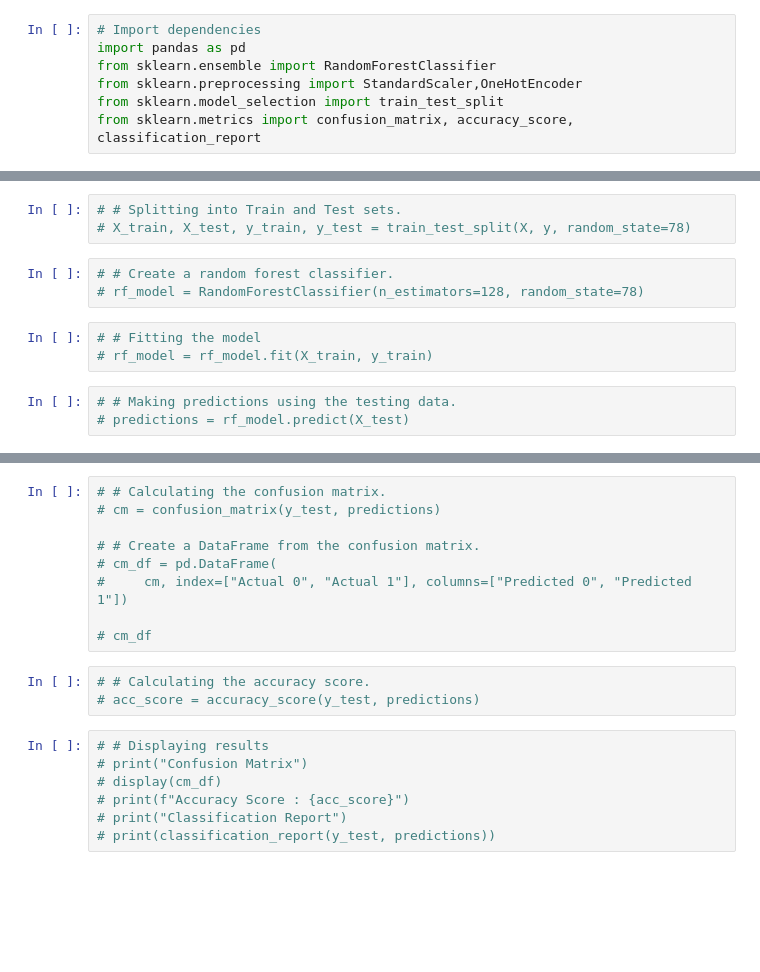
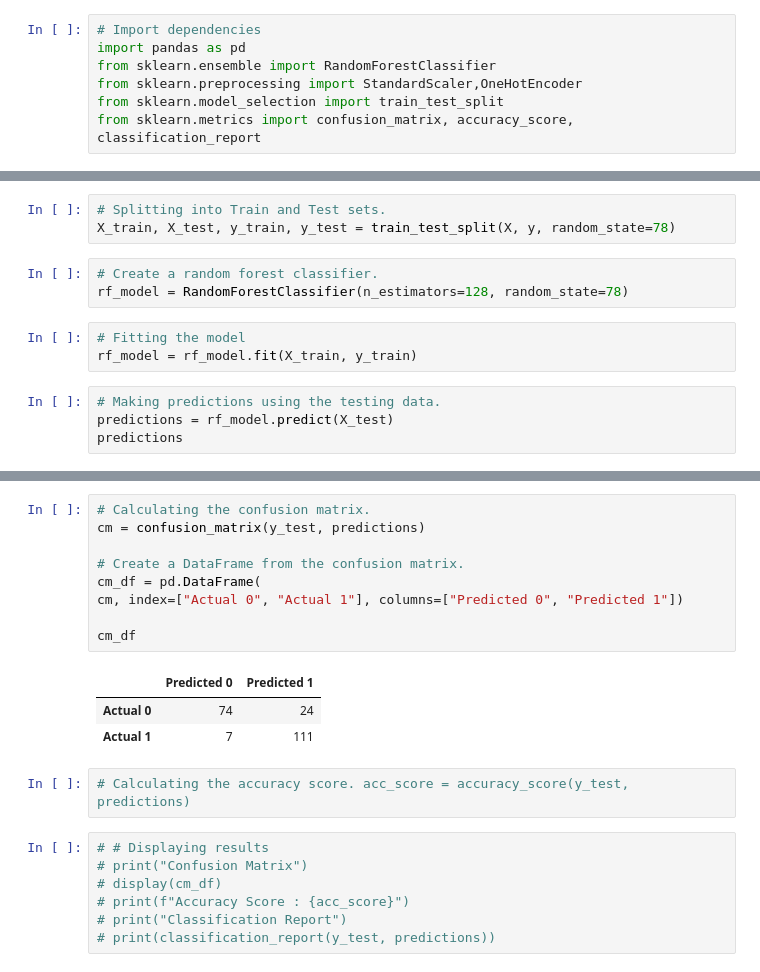
Before and after one commit to hillarykrumbholz/Mental_Health_in_Tech, a Jupyter notebook: Random_Forest_Model.ipynb, the cells around one changed output, grey strips where cells are left out. Cells and saved outputs as stored; diff of their text form; blank space fills up the shorter version.

Commit message:
random forest model code

```diff
--- a/Random_Forest_Model.ipynb
+++ b/Random_Forest_Model.ipynb
@@ -31,12 +86,13 @@ from sklearn.metrics import confusion_matrix, accuracy_score, classification_rep
 # %%
-# # Splitting into Train and Test sets.
-# X_train, X_test, y_train, y_test = train_test_split(X, y, random_state=78)
+# Splitting into Train and Test sets.
+X_train, X_test, y_train, y_test = train_test_split(X, y, random_state=78)
 # %%
-# # Create a random forest classifier.
-# rf_model = RandomForestClassifier(n_estimators=128, random_state=78)
+# Create a random forest classifier.
+rf_model = RandomForestClassifier(n_estimators=128, random_state=78)
 # %%
-# # Fitting the model
-# rf_model = rf_model.fit(X_train, y_train)
+# Fitting the model
+rf_model = rf_model.fit(X_train, y_train)
 # %%
-# # Making predictions using the testing data.
-# predictions = rf_model.predict(X_test)
+# Making predictions using the testing data.
+predictions = rf_model.predict(X_test)
+predictions
@@ -43,15 +113,18 @@ from sklearn.metrics import confusion_matrix, accuracy_score, classification_rep
 # %%
-# # Calculating the confusion matrix.
-# cm = confusion_matrix(y_test, predictions)
+# Calculating the confusion matrix.
+cm = confusion_matrix(y_test, predictions)
 
-# # Create a DataFrame from the confusion matrix.
-# cm_df = pd.DataFrame(
-#     cm, index=["Actual 0", "Actual 1"], columns=["Predicted 0", "Predicted 1"])
+# Create a DataFrame from the confusion matrix.
+cm_df = pd.DataFrame(
+cm, index=["Actual 0", "Actual 1"], columns=["Predicted 0", "Predicted 1"])
 
-# cm_df
+cm_df
+# %% [output]
+|  | Predicted 0 | Predicted 1 |
+| Actual 0 | 74 | 24 |
+| Actual 1 | 7 | 111 |
 # %%
-# # Calculating the accuracy score.
-# acc_score = accuracy_score(y_test, predictions)
+# Calculating the accuracy score. acc_score = accuracy_score(y_test, predictions)
 # %%
 # # Displaying results
 # print("Confusion Matrix")
```
Also changed, not shown: parts of 8 cells of this notebook, 1 other file.
